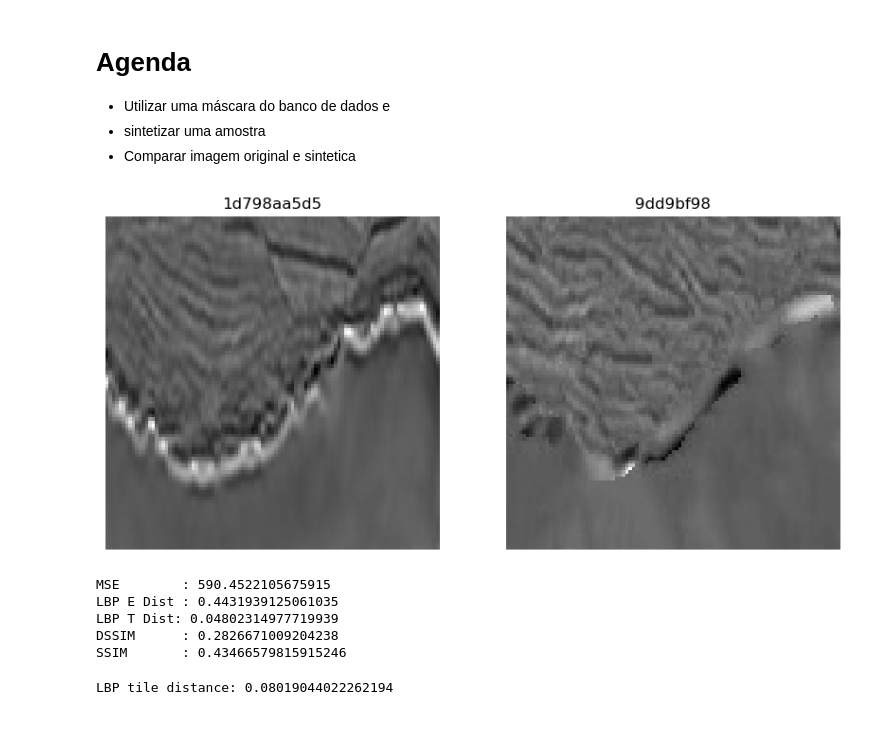
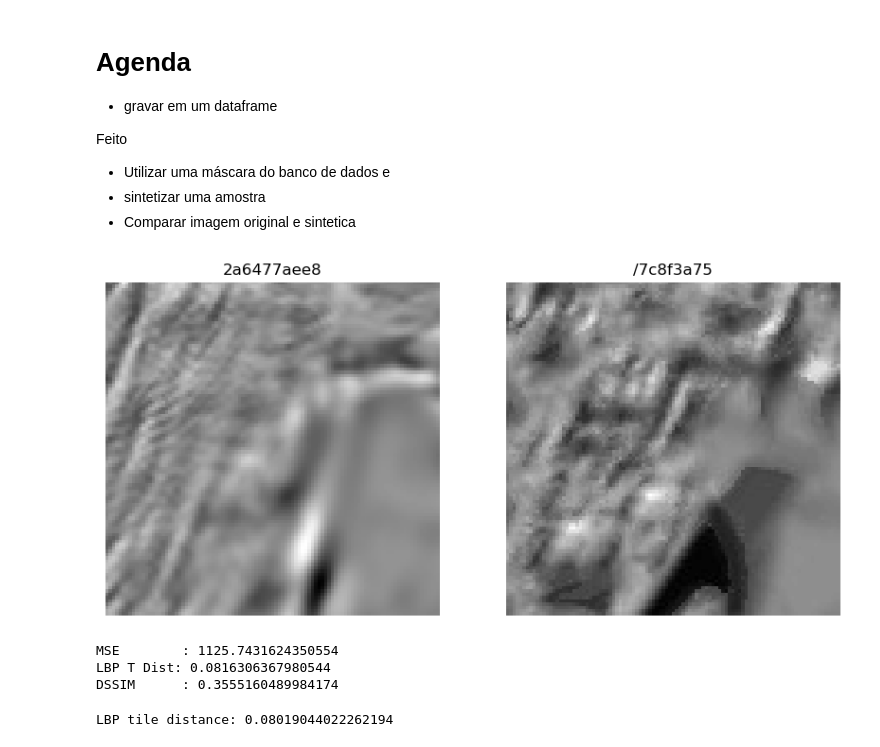
Before and after one commit to lucterres/textureSSD, a Jupyter notebook: usage.ipynb, the cells around one changed output. Cells and saved outputs as stored; diff of their text form; code cells hidden in the pictures.

```diff
--- a/usage.ipynb
+++ b/usage.ipynb
@@ -1,5 +1,9 @@
 # %% [markdown]
 # Agenda
+* gravar em um dataframe
+
+
+Feito
 * Utilizar uma máscara do banco de dados e
 * sintetizar uma amostra
 * Comparar imagem original e sintetica
@@ -9,8 +13,8 @@ import cv2
 from metrics import mse, ssim, dssim, lbp_tile_distance
 import suport.patchesMethods as pm
 # %%
-sourcename = "1d798aa5d5"  #
-sinName    = "9dd9bf98"
+sourcename = "2a6477aee8"  #
+sinName    = "/7c8f3a75"
 # %%
 original = f"tgs_salt\\{sourcename}.png"
 sintese  = f"result\\{sinName}.jpg"
@@ -23,33 +27,23 @@ if imageA is None or imageB is None:
 # %%
 images = [imageA,imageB]
 titles = [sourcename, sinName]
 pm.showImages(images=images, imagesTitle=titles,size=(10,10))
 
 # compute the MSE between the two images
 m = mse(imageA, imageB)
 # compute the DSSIM between the two images
 s = dssim(imageA, imageB)
 
-oldssim = ssim(imageA, imageB)
-# print(f"Old DSSIM  : {oldssim}")  # Old DSSIM is not used in the current code
-
-# compute euclidean distance
-lbp_td = lbp_distance(imageA, imageB)
-# compute LBP tile distance
 lbp_tile_dist = lbp_tile_distance(imageA, imageB)
 
 print(f"MSE        : {m}")
-print(f"LBP E Dist : {lbp_td}")
 print(f"LBP T Dist: {lbp_tile_dist}")
 print(f"DSSIM      : {s}")
-print(f"SSIM       : {oldssim}")
 # %% [output]
-[figure, old version]
+[figure, new version]
-MSE        : 590.4522105675915
-LBP E Dist : 0.4431939125061035
-LBP T Dist: 0.04802314977719939
-DSSIM      : 0.2826671009204238
-SSIM       : 0.43466579815915246
+MSE        : 1125.7431624350554
+LBP T Dist: 0.0816306367980544
+DSSIM      : 0.3555160489984174
 # %%
 dist = lbp_tile_distance(imageA, imageB)
 print(f"LBP tile distance: {dist}")
```
Also changed, not shown: parts of 5 cells of this notebook, 10 other files.
